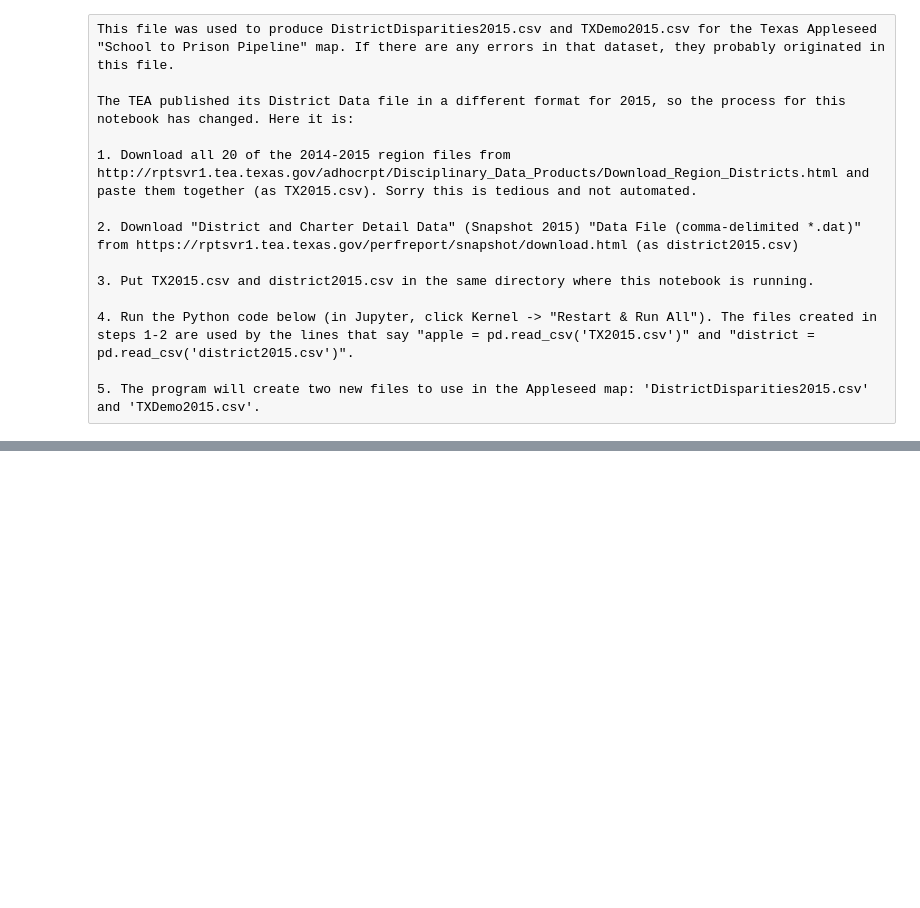
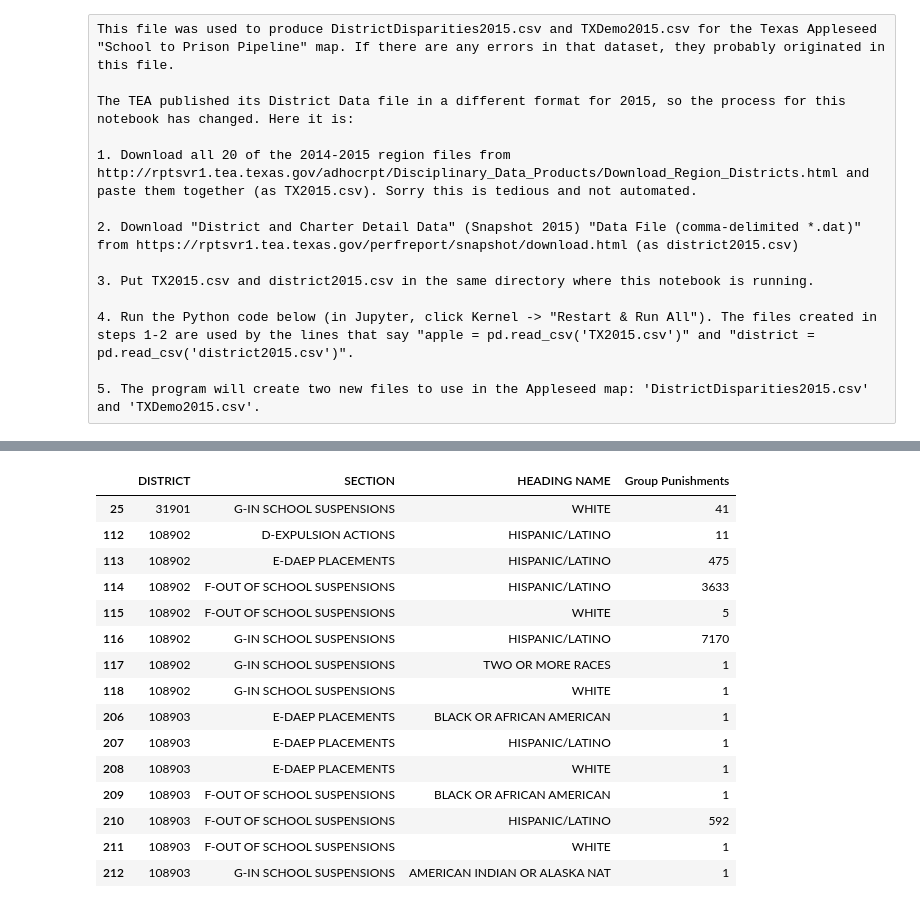
Before and after one commit to txappleseed/txappleseedmap, a Jupyter notebook: data/TXSchoolData.ipynb, the cells around one changed output, grey strips where cells are left out. Saved outputs shown, nothing was run; the diff lists cells and outputs as text; code cells hidden in the pictures; blank space fills up the shorter version.

```diff
--- a/data/TXSchoolData.ipynb
+++ b/data/TXSchoolData.ipynb
@@ -98,7 +136,24 @@ distPop = district[['DISTRICT','DPETALLC']]
 # %%
 appleRace = apple[apple["HEADING NAME"].str.contains("Economic Disadvantage|Special Education") == False]
 
-# appleRace[10:25]
+appleRace[10:25]
+# %% [output]
+|  | DISTRICT | SECTION | HEADING NAME | Group Punishments |
+| 25 | 31901 | G-IN SCHOOL SUSPENSIONS | WHITE | 41 |
+| 112 | 108902 | D-EXPULSION ACTIONS | HISPANIC/LATINO | 11 |
+| 113 | 108902 | E-DAEP PLACEMENTS | HISPANIC/LATINO | 475 |
+| 114 | 108902 | F-OUT OF SCHOOL SUSPENSIONS | HISPANIC/LATINO | 3633 |
+| 115 | 108902 | F-OUT OF SCHOOL SUSPENSIONS | WHITE | 5 |
+| 116 | 108902 | G-IN SCHOOL SUSPENSIONS | HISPANIC/LATINO | 7170 |
+| 117 | 108902 | G-IN SCHOOL SUSPENSIONS | TWO OR MORE RACES | 1 |
+| 118 | 108902 | G-IN SCHOOL SUSPENSIONS | WHITE | 1 |
+| 206 | 108903 | E-DAEP PLACEMENTS | BLACK OR AFRICAN AMERICAN | 1 |
+| 207 | 108903 | E-DAEP PLACEMENTS | HISPANIC/LATINO | 1 |
+| 208 | 108903 | E-DAEP PLACEMENTS | WHITE | 1 |
+| 209 | 108903 | F-OUT OF SCHOOL SUSPENSIONS | BLACK OR AFRICAN AMERICAN | 1 |
+| 210 | 108903 | F-OUT OF SCHOOL SUSPENSIONS | HISPANIC/LATINO | 592 |
+| 211 | 108903 | F-OUT OF SCHOOL SUSPENSIONS | WHITE | 1 |
+| 212 | 108903 | G-IN SCHOOL SUSPENSIONS | AMERICAN INDIAN OR ALASKA NAT | 1 |
 # %%
 appleRace = appleRace.set_index(["DISTRICT","SECTION"])
 appleRace["PUNISHMENTS"] = appleRace["Group Punishments"].groupby(level = ['DISTRICT','SECTION']).sum()
```
Also changed, not shown: parts of 9 cells of this notebook, 2 other files.
